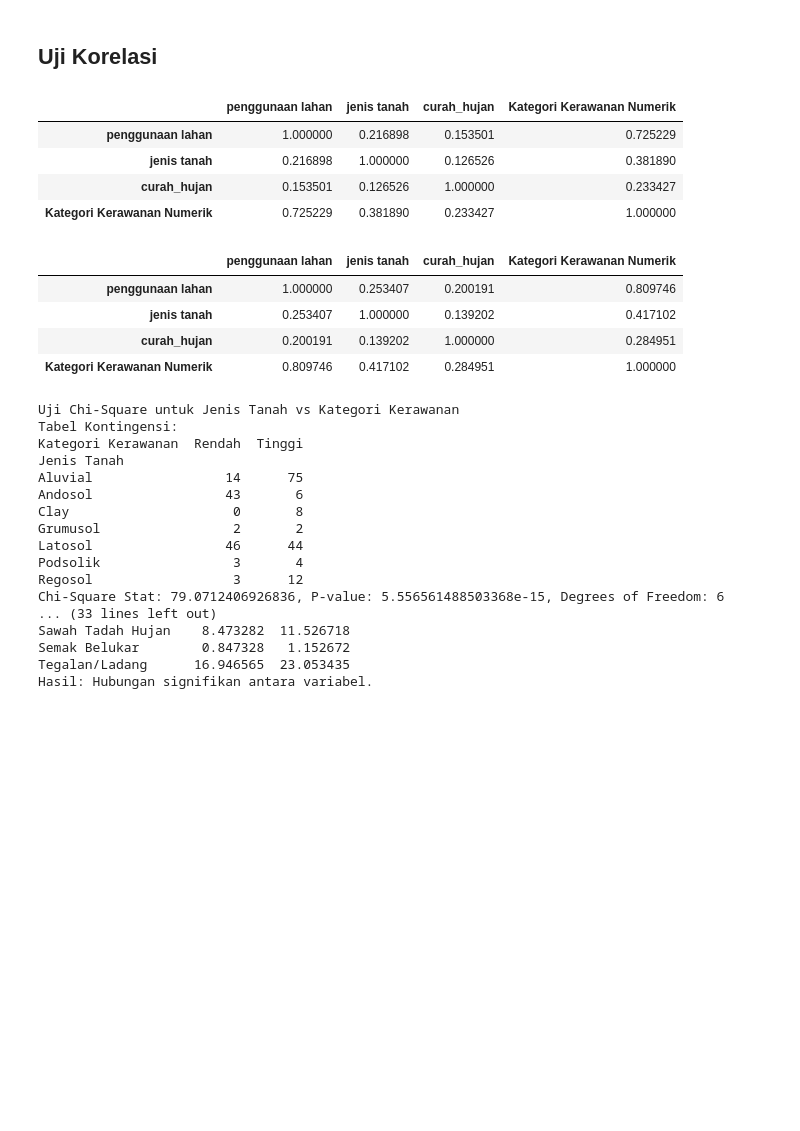
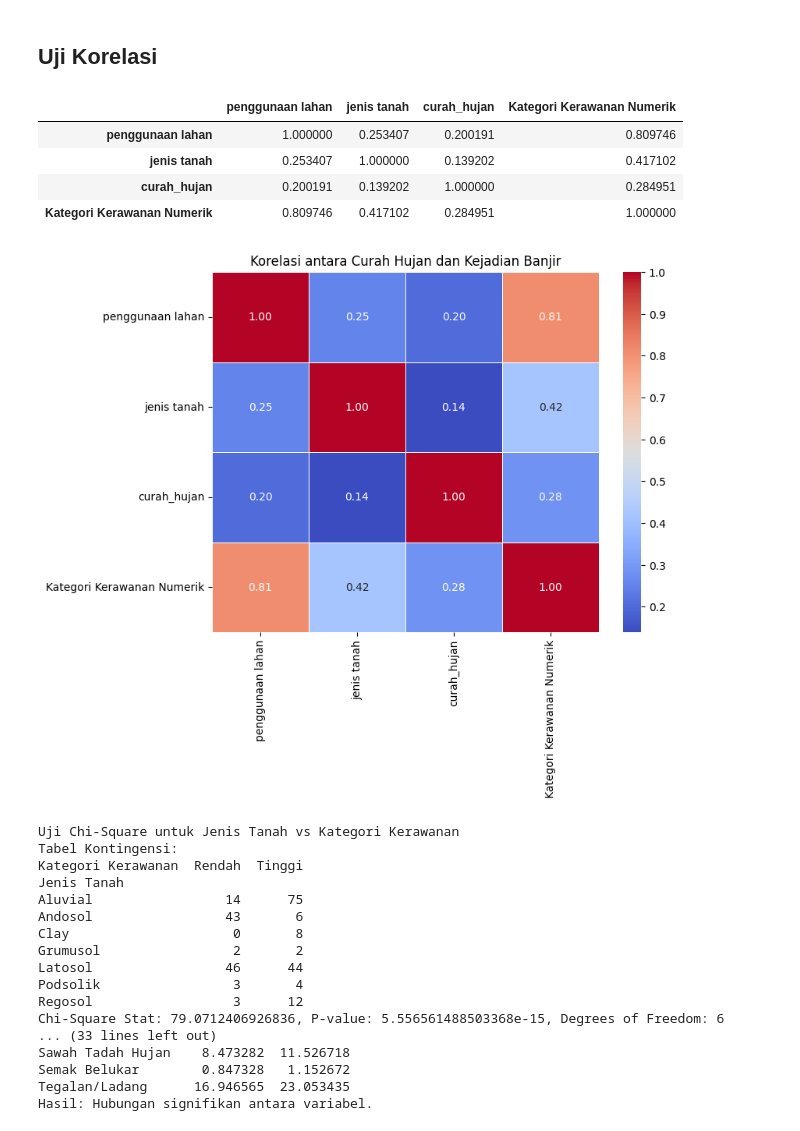
Before and after one commit to aryanriyanto/RandomForest_Prediksi_Banjir_Di_Kabupaten_Bandung, a Jupyter notebook: Prediksi_Banjir_Menggunakan_Random_Forest.ipynb, the cells around one changed output. Saved outputs shown, nothing was run; the diff lists cells and outputs as text; code cells hidden in the pictures; blank space fills up the shorter version.

```diff
--- a/Prediksi_Banjir_Menggunakan_Random_Forest.ipynb
+++ b/Prediksi_Banjir_Menggunakan_Random_Forest.ipynb
@@ -287,15 +272,6 @@ Kategori_Kerawanan_mapping = {
 
 # Menggunakan map untuk mengganti kategori dengan angka
 df['Kategori Kerawanan Numerik'] = df['Kategori Kerawanan'].map(Kategori_Kerawanan_mapping)
-# %%
-# Korelasi Kendall
-df[['penggunaan lahan', 'jenis tanah', 'curah_hujan','Kategori Kerawanan Numerik']].corr(method='kendall')
-# %% [output]
-|  | penggunaan lahan | jenis tanah | curah_hujan | Kategori Kerawanan Numerik |
-| penggunaan lahan | 1.000000 | 0.216898 | 0.153501 | 0.725229 |
-| jenis tanah | 0.216898 | 1.000000 | 0.126526 | 0.381890 |
-| curah_hujan | 0.153501 | 0.126526 | 1.000000 | 0.233427 |
-| Kategori Kerawanan Numerik | 0.725229 | 0.381890 | 0.233427 | 1.000000 |
 # %%
 # Korelasi Spearman
 df[['penggunaan lahan', 'jenis tanah', 'curah_hujan','Kategori Kerawanan Numerik']].corr(method='spearman')
@@ -305,6 +281,19 @@ df[['penggunaan lahan', 'jenis tanah', 'curah_hujan','Kategori Kerawanan Numerik
 | jenis tanah | 0.253407 | 1.000000 | 0.139202 | 0.417102 |
 | curah_hujan | 0.200191 | 0.139202 | 1.000000 | 0.284951 |
 | Kategori Kerawanan Numerik | 0.809746 | 0.417102 | 0.284951 | 1.000000 |
+# %%
+import matplotlib.pyplot as plt
+import seaborn as sns
+# Menghitung korelasi Pearson untuk variabel numerik
+correlation_matrix = df[['penggunaan lahan', 'jenis tanah', 'curah_hujan','Kategori Kerawanan Numerik']].corr(method = 'spearman')
+
+# Visualisasi Korelasi
+plt.figure(figsize=(8, 6))
+sns.heatmap(correlation_matrix, annot=True, cmap='coolwarm', fmt='.2f', linewidths=0.5)
+plt.title('Korelasi antara Curah Hujan dan Kejadian Banjir')
+plt.show()
+# %% [output]
+[figure, added]
 # %%
 # Daftar variabel independen
 independent_vars = ['Jenis Tanah', 'Penggunaan Lahan']
```
Also changed, not shown: parts of 44 cells of this notebook.
